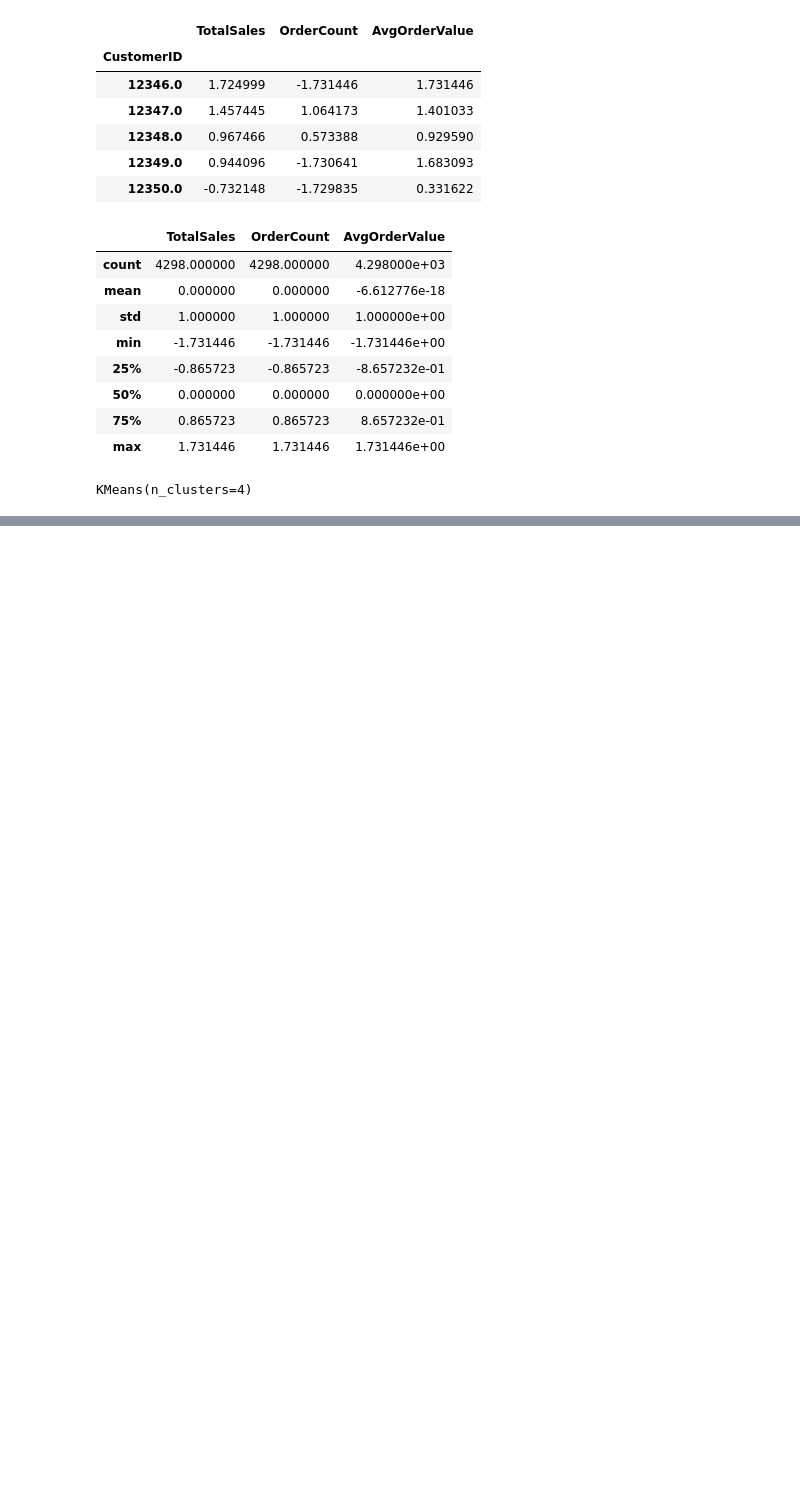
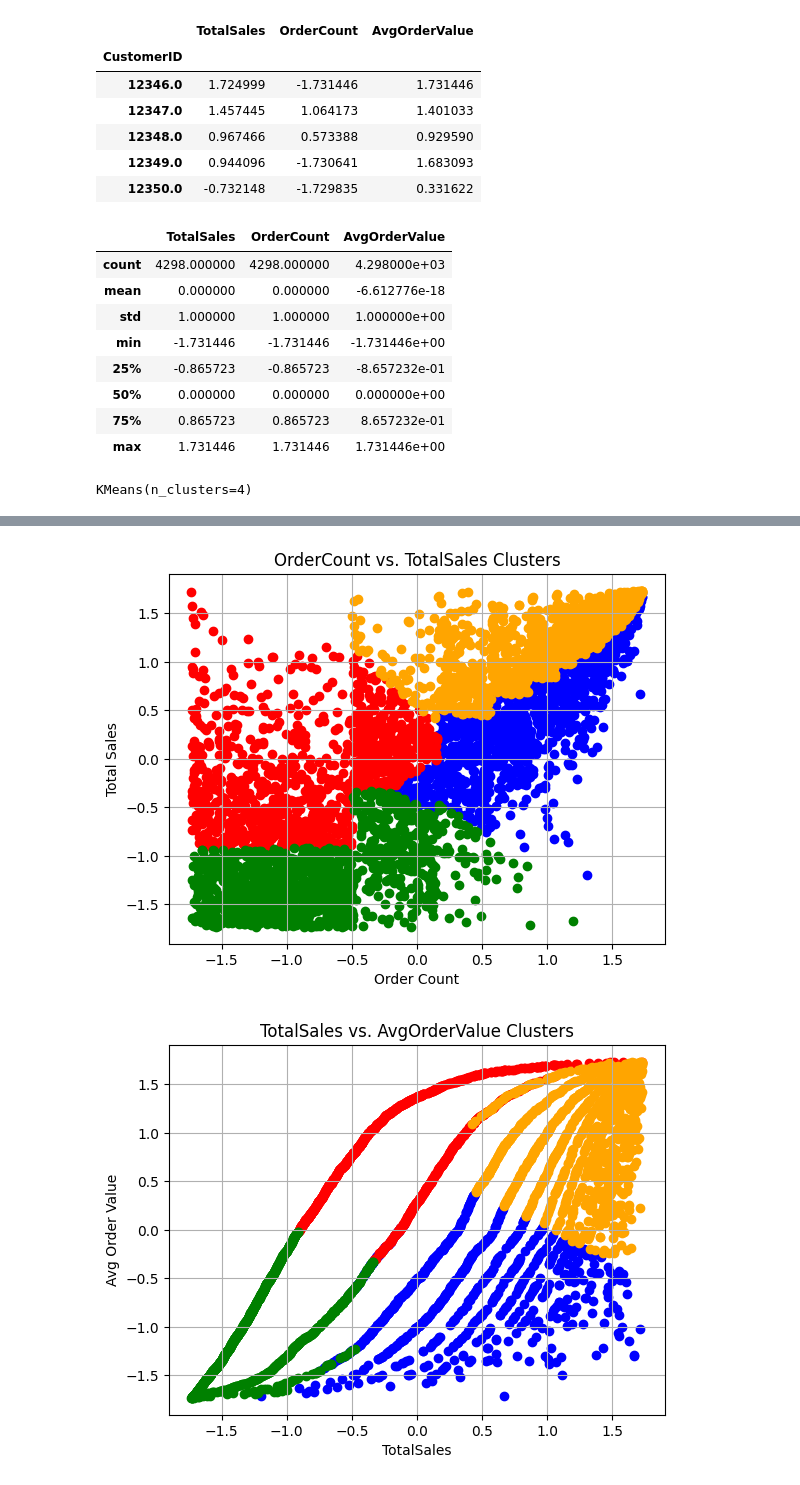
Before and after one commit to haiyen22051994/project, a Jupyter notebook: python/customer_segment/customer_segment.ipynb, the cells around one changed output, grey strips where cells are left out. Saved outputs shown, nothing was run; the diff lists cells and outputs as text; code cells hidden in the pictures; blank space fills up the shorter version.

```diff
--- a/python/customer_segment/customer_segment.ipynb
+++ b/python/customer_segment/customer_segment.ipynb
@@ -139,0 +158,79 @@ fous_cluster_df.head()
+# %%
+plt.scatter(
+    fous_cluster_df.loc[fous_cluster_df['Cluster']==0]['OrderCount'],
+    fous_cluster_df.loc[fous_cluster_df['Cluster']==0]['TotalSales'],
+    c='blue'
+)
+plt.scatter(
+    fous_cluster_df.loc[fous_cluster_df['Cluster']==1]['OrderCount'],
+    fous_cluster_df.loc[fous_cluster_df['Cluster']==1]['TotalSales'],
+    c='red'
+)
+plt.scatter(
+    fous_cluster_df.loc[fous_cluster_df['Cluster']==2]['OrderCount'],
+    fous_cluster_df.loc[fous_cluster_df['Cluster']==2]['TotalSales'],
+    c='orange'
+)
+plt.scatter(
+    fous_cluster_df.loc[fous_cluster_df['Cluster']==3]['OrderCount'],
+    fous_cluster_df.loc[fous_cluster_df['Cluster']==3]['TotalSales'],
+    c='green'
+)
+plt.title('OrderCount vs. TotalSales Clusters')
+plt.xlabel('Order Count')
+plt.ylabel('Total Sales')
+plt.grid()
+plt.show()
+plt.scatter(
+    fous_cluster_df.loc[fous_cluster_df['Cluster']==0]['TotalSales'],
+    fous_cluster_df.loc[fous_cluster_df['Cluster']==0]['AvgOrderValue'],
+    c='blue'
+)
+plt.scatter(
+    fous_cluster_df.loc[fous_cluster_df['Cluster']==1]['TotalSales'],
+    fous_cluster_df.loc[fous_cluster_df['Cluster']==1]['AvgOrderValue'],
+    c='red'
+)
+plt.scatter(
+    fous_cluster_df.loc[fous_cluster_df['Cluster']==2]['TotalSales'],
+    fous_cluster_df.loc[fous_cluster_df['Cluster']==2]['AvgOrderValue'],
+    c='orange'
+)
+plt.scatter(
+    fous_cluster_df.loc[fous_cluster_df['Cluster']==3]['TotalSales'],
+    fous_cluster_df.loc[fous_cluster_df['Cluster']==3]['AvgOrderValue'],
+    c='green'
+)
+plt.title('TotalSales vs. AvgOrderValue Clusters')
+plt.xlabel('TotalSales')
+plt.ylabel('Avg Order Value')
+plt.grid()
+plt.show()
+plt.scatter(
+    fous_cluster_df.loc[fous_cluster_df['Cluster']==0]['OrderCount'],
+    fous_cluster_df.loc[fous_cluster_df['Cluster']==0]['AvgOrderValue'],
+    c='blue'
+)
+plt.scatter(
+    fous_cluster_df.loc[fous_cluster_df['Cluster']==1]['OrderCount'],
+    fous_cluster_df.loc[fous_cluster_df['Cluster']==1]['AvgOrderValue'],
+    c='red'
+)
+plt.scatter(
+    fous_cluster_df.loc[fous_cluster_df['Cluster']==2]['OrderCount'],
+    fous_cluster_df.loc[fous_cluster_df['Cluster']==2]['AvgOrderValue'],
+    c='orange'
+)
+plt.scatter(
+    fous_cluster_df.loc[fous_cluster_df['Cluster']==3]['OrderCount'],
+    fous_cluster_df.loc[fous_cluster_df['Cluster']==3]['AvgOrderValue'],
+    c='green'
+)
+plt.title('OrderCount vs. AvgOrderValue Clusters')
+plt.xlabel('Order Count')
+plt.ylabel('Avg Order Value')
+plt.grid()
+plt.show()
+# %% [output]
+[figure, added]
+[figure, added]
```
Also changed, not shown: parts of 12 cells of this notebook.
